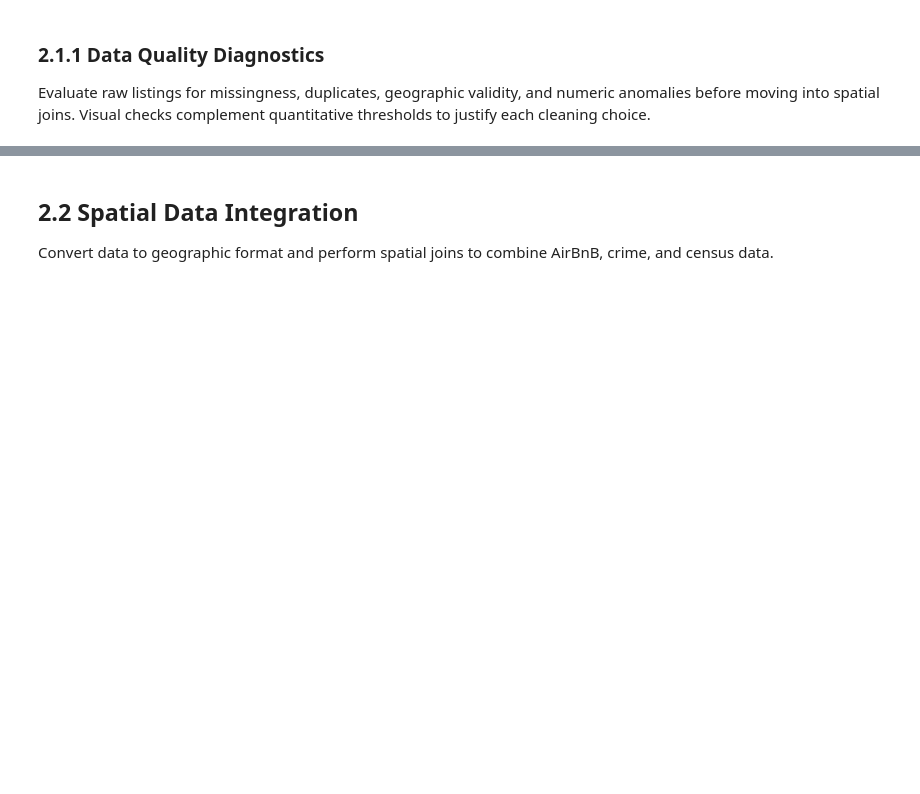
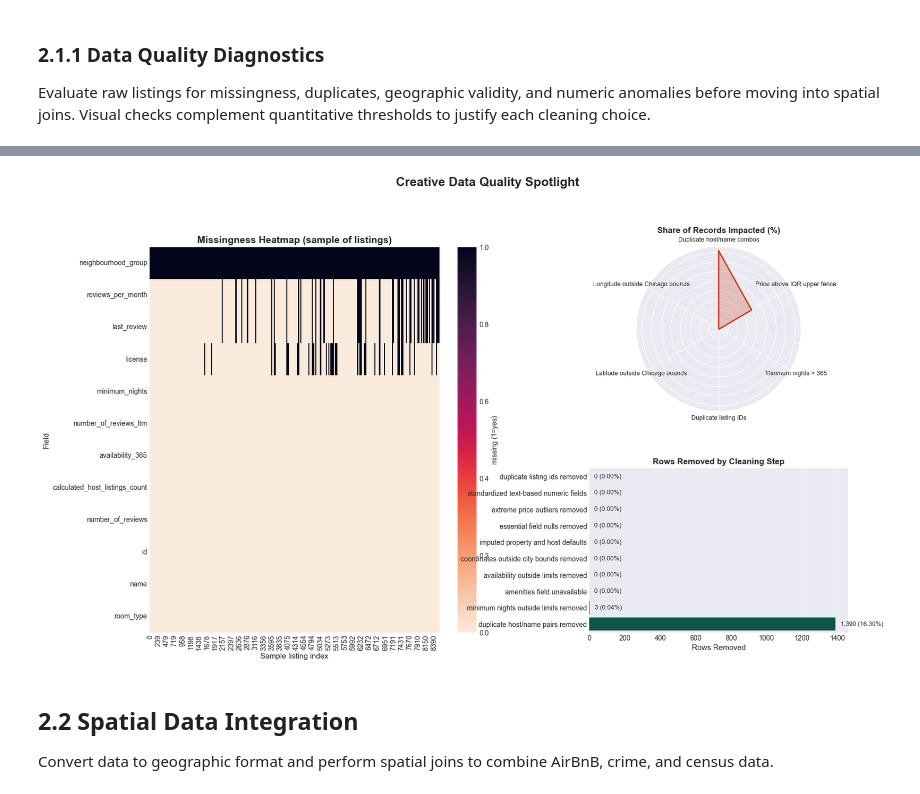
Before and after one commit to MarkusStefan/AirBnB, a Jupyter notebook: VisualDS.ipynb, the cells around one changed output, grey strips where cells are left out. Cells and saved outputs as stored; diff of their text form; code cells hidden in the pictures; blank space fills up the shorter version.

```diff
--- a/VisualDS.ipynb
+++ b/VisualDS.ipynb
@@ -867,0 +1017,83 @@ plt.show()
+# %%
+print_section_header("Creative Data Quality Visuals", "🎨")
+
+fig = plt.figure(figsize=(18, 10))
+gs = fig.add_gridspec(2, 2, width_ratios=[1.4, 1], hspace=0.35, wspace=0.25)
+
+# missingness heatmap using a representative sample
+heatmap_ax = fig.add_subplot(gs[:, 0])
+if 'quality_missing_summary' in globals() and not quality_missing_summary.empty:
+    heatmap_cols = quality_missing_summary.head(12).index.tolist()
+    missing_matrix = quality_df[heatmap_cols].isna().astype(int)
+    if len(missing_matrix) > 250:
+        sample_indices = np.linspace(0, len(missing_matrix) - 1, 250).astype(int)
+        missing_matrix = missing_matrix.iloc[sample_indices]
+    sns.heatmap(
+        missing_matrix.T,
+        cmap='rocket_r',
+        cbar_kws={'label': 'missing (1=yes)'},
+        ax=heatmap_ax
+    )
+    heatmap_ax.set_title('Missingness Heatmap (sample of listings)', fontsize=14, fontweight='bold')
+    heatmap_ax.set_xlabel('Sample listing index', fontsize=11)
+    heatmap_ax.set_ylabel('Field', fontsize=11)
+else:
+    heatmap_ax.text(0.5, 0.5, 'No missing values detected', ha='center', va='center', fontsize=12)
+    heatmap_ax.axis('off')
+
+# radar chart for proportion of records impacted by each data issue
+radar_ax = fig.add_subplot(gs[0, 1], polar=True)
+radar_source = quality_issue_summary.copy() if 'quality_issue_summary' in globals() else pd.DataFrame()
+if not radar_source.empty and radar_source['share_pct'].notna().any():
+    radar_source = radar_source.fillna(0).sort_values('share_pct', ascending=False).head(6)
+    if len(radar_source) >= 3:
+        angles = np.linspace(0, 2 * np.pi, len(radar_source), endpoint=False).tolist()
+        angles += angles[:1]
+        values = radar_source['share_pct'].tolist()
+        values += values[:1]
+        radar_ax.set_theta_offset(np.pi / 2)
+        radar_ax.set_theta_direction(-1)
+        radar_ax.plot(angles, values, color=COLORS['danger'], linewidth=2)
+        radar_ax.fill(angles, values, color=COLORS['danger'], alpha=0.25)
+        radar_ax.set_xticks(angles[:-1])
+        radar_ax.set_xticklabels(radar_source['check'], fontsize=9)
+        radar_ax.set_title('Share of Records Impacted (%)', fontsize=12, fontweight='bold', pad=20)
+        radar_ax.set_yticklabels([])
+    else:
+        radar_ax.set_axis_off()
+        for idx, row in radar_source.iterrows():
+            radar_ax.text(0.5, 0.8 - idx * 0.15, f"{row['check']}: {row['share_pct']:.2f}%", transform=radar_ax.transAxes, ha='center', fontsize=10)
+else:
+    radar_ax.set_axis_off()
+    radar_ax.text(0.5, 0.5, 'No quality issues flagged', ha='center', va='center', transform=radar_ax.transAxes, fontsize=11)
+
+# lollipop-style bars showing how many rows were removed per cleaning step
+audit_ax = fig.add_subplot(gs[1, 1])
+if 'cleaning_audit' in globals() and not cleaning_audit.empty:
+    audit_plot = cleaning_audit.copy()
+    audit_plot = audit_plot.sort_values('rows_removed', ascending=True)
+    audit_plot['rows_removed'] = audit_plot['rows_removed'].astype(int)
+    sns.barplot(data=audit_plot, x='rows_removed', y='step', ax=audit_ax, palette='PuBuGn')
+    audit_ax.set_xlabel('Rows Removed', fontsize=11)
+    audit_ax.set_ylabel('')
+    audit_ax.set_title('Rows Removed by Cleaning Step', fontsize=12, fontweight='bold')
+    max_removed = audit_plot['rows_removed'].max()
+    offset = max_removed * 0.02 if max_removed else 0.5
+    for bar, (_, row) in zip(audit_ax.patches, audit_plot.iterrows()):
+        audit_ax.text(
+            bar.get_width() + offset,
+            bar.get_y() + bar.get_height() / 2,
+            f"{row['rows_removed']:,} ({row['pct_of_raw']:.2f}%)",
+            va='center',
+            fontsize=9
+        )
+    audit_ax.grid(True, axis='x', alpha=0.2)
+else:
+    audit_ax.text(0.5, 0.5, 'Cleaning audit not available', ha='center', va='center', fontsize=12)
+    audit_ax.axis('off')
+
+fig.suptitle('Creative Data Quality Spotlight', fontsize=18, fontweight='bold', y=1.02)
+plt.tight_layout()
+save_plot('02_wrangle_data_quality_creative.png')
+plt.show()
+# %% [output]
@@ -868,3 +1103,4 @@ plt.show()
+[figure, added]
 # %% [markdown]
 <a id='spatial-join'></a>
 ## 2.2 Spatial Data Integration
```
Also changed, not shown: parts of 11 cells of this notebook, 6 other files.
